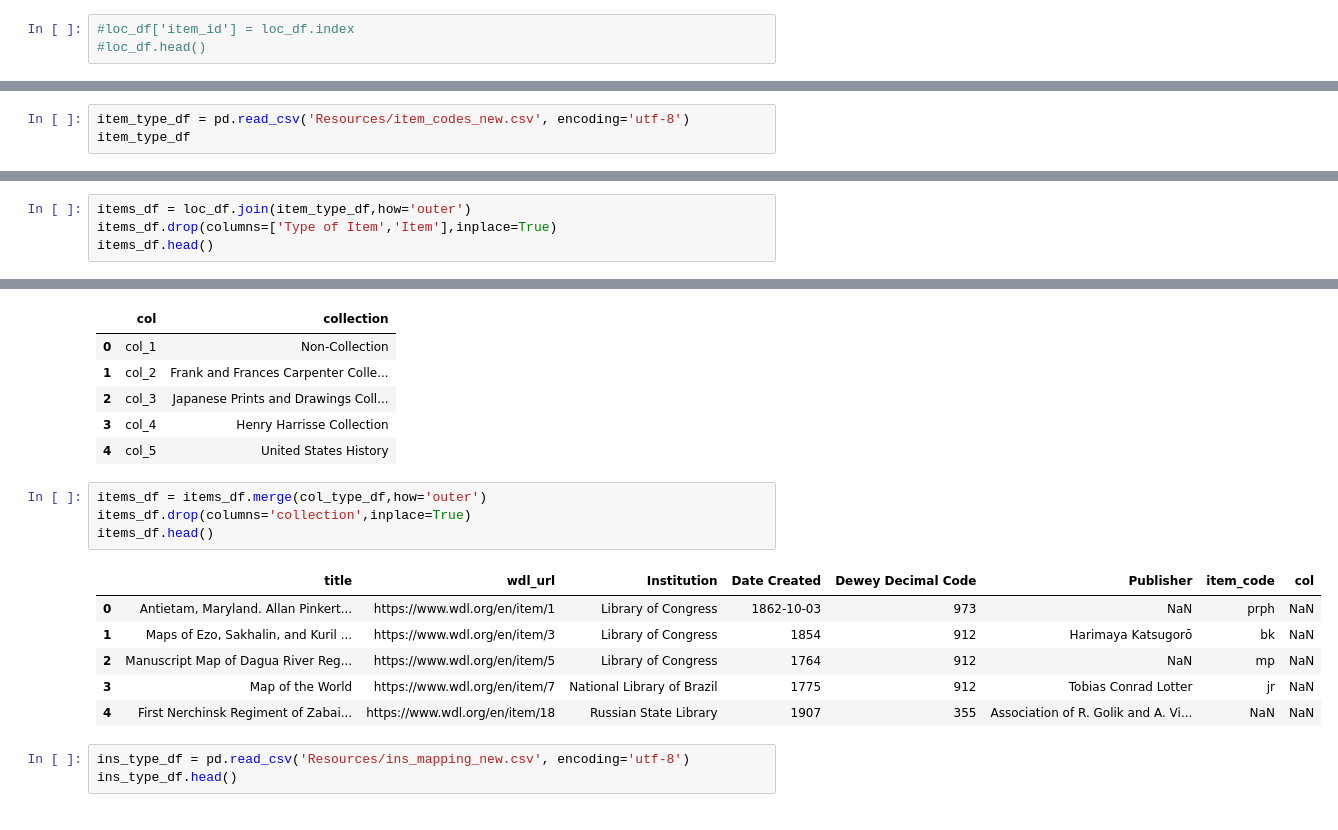
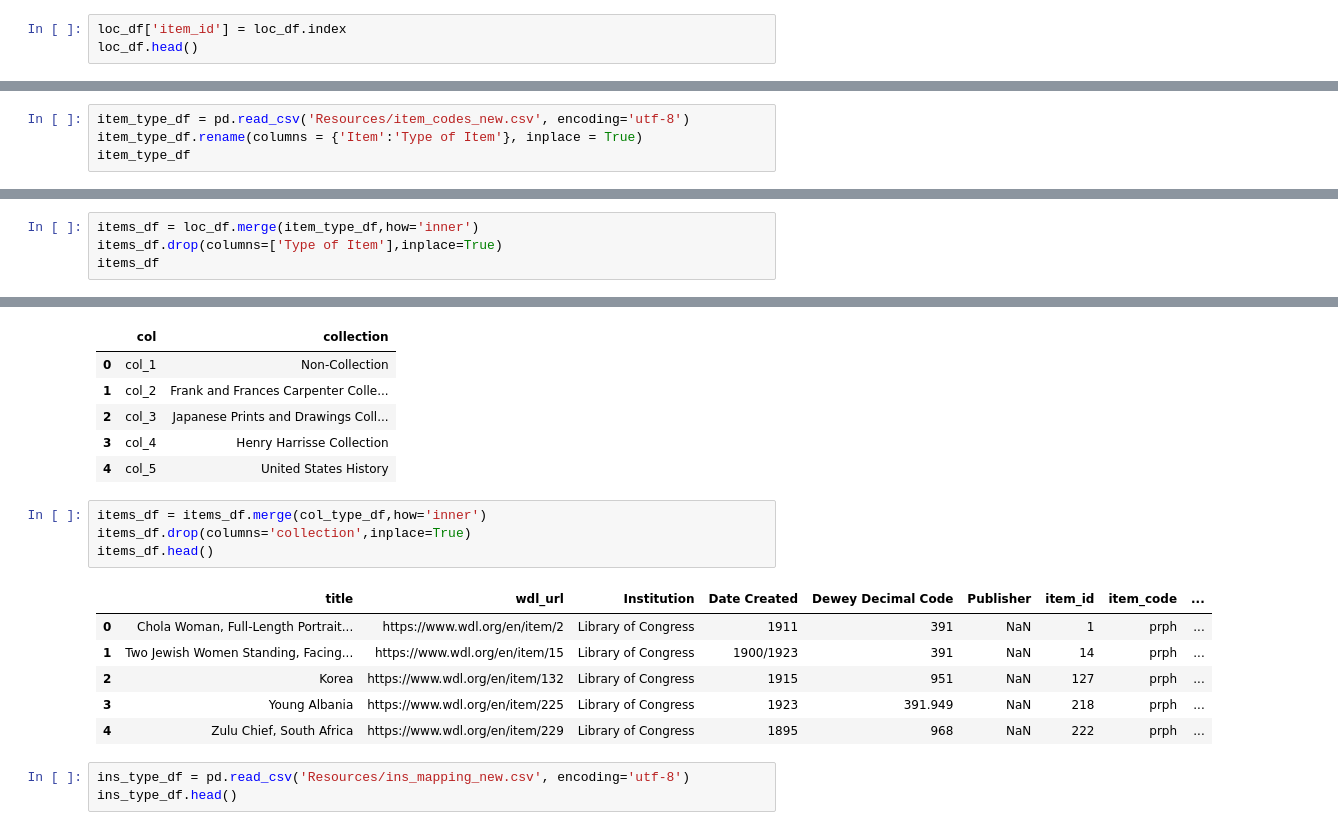
Before and after one commit to caitepley/Project-3, a Jupyter notebook: items_processing.ipynb, the cells around one changed output, grey strips where cells are left out. Saved outputs shown, nothing was run; the diff lists cells and outputs as text.

Commit message:
fixed tables

```diff
--- a/items_processing.ipynb
+++ b/items_processing.ipynb
@@ -29,5 +29,5 @@ Index(['wdl_id', 'title', 'collection', 'description', 'wdl_url',
        'Correspondent'],
       dtype='object')
 # %%
-#loc_df['item_id'] = loc_df.index
-#loc_df.head()
+loc_df['item_id'] = loc_df.index
+loc_df.head()
@@ -82,4 +81,5 @@ loc_df.head()
 # %%
 item_type_df = pd.read_csv('Resources/item_codes_new.csv', encoding='utf-8')
+item_type_df.rename(columns = {'Item':'Type of Item'}, inplace = True)
 item_type_df
 # %% [output]
@@ -93,7 +93,7 @@ item_type_df
 | 6 | jr | Journals |
 | 7 | np | Newspapers |
 # %%
-items_df = loc_df.join(item_type_df,how='outer')
-items_df.drop(columns=['Type of Item','Item'],inplace=True)
-items_df.head()
+items_df = loc_df.merge(item_type_df,how='inner')
+items_df.drop(columns=['Type of Item'],inplace=True)
+items_df
 # %% [output]
@@ -114,16 +121,16 @@ col_type_df.head()
 | 3 | col_4 | Henry Harrisse Collection |
 | 4 | col_5 | United States History |
 # %%
-items_df = items_df.merge(col_type_df,how='outer')
+items_df = items_df.merge(col_type_df,how='inner')
 items_df.drop(columns='collection',inplace=True)
 items_df.head()
 # %% [output]
-|  | title | wdl_url | Institution | Date Created | Dewey Decimal Code | Publisher | item_code | col |
-| 0 | Antietam, Maryland. Allan Pinkert... | https://www.wdl.org/en/item/1 | Library of Congress | 1862-10-03 | 973 | NaN | prph | NaN |
-| 1 | Maps of Ezo, Sakhalin, and Kuril ... | https://www.wdl.org/en/item/3 | Library of Congress | 1854 | 912 | Harimaya Katsugorō | bk | NaN |
-| 2 | Manuscript Map of Dagua River Reg... | https://www.wdl.org/en/item/5 | Library of Congress | 1764 | 912 | NaN | mp | NaN |
-| 3 | Map of the World | https://www.wdl.org/en/item/7 | National Library of Brazil | 1775 | 912 | Tobias Conrad Lotter | jr | NaN |
-| 4 | First Nerchinsk Regiment of Zabai... | https://www.wdl.org/en/item/18 | Russian State Library | 1907 | 355 | Association of R. Golik and A. Vi... | NaN | NaN |
+|  | title | wdl_url | Institution | Date Created | Dewey Decimal Code | Publisher | item_id | item_code | ... |
+| 0 | Chola Woman, Full-Length Portrait... | https://www.wdl.org/en/item/2 | Library of Congress | 1911 | 391 | NaN | 1 | prph | ... |
+| 1 | Two Jewish Women Standing, Facing... | https://www.wdl.org/en/item/15 | Library of Congress | 1900/1923 | 391 | NaN | 14 | prph | ... |
+| 2 | Korea | https://www.wdl.org/en/item/132 | Library of Congress | 1915 | 951 | NaN | 127 | prph | ... |
+| 3 | Young Albania | https://www.wdl.org/en/item/225 | Library of Congress | 1923 | 391.949 | NaN | 218 | prph | ... |
+| 4 | Zulu Chief, South Africa | https://www.wdl.org/en/item/229 | Library of Congress | 1895 | 968 | NaN | 222 | prph | ... |
 # %%
 ins_type_df = pd.read_csv('Resources/ins_mapping_new.csv', encoding='utf-8')
 ins_type_df.head()
```
Also changed, not shown: parts of 11 cells of this notebook, 3 other files.
